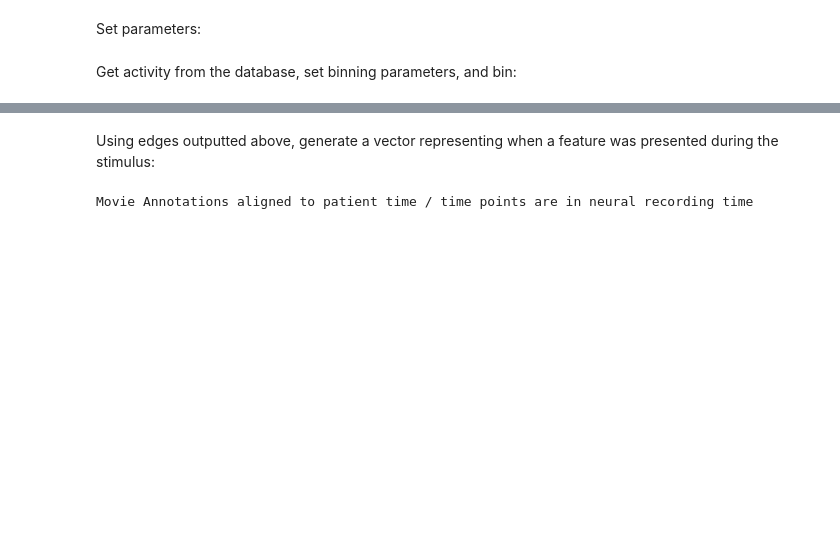
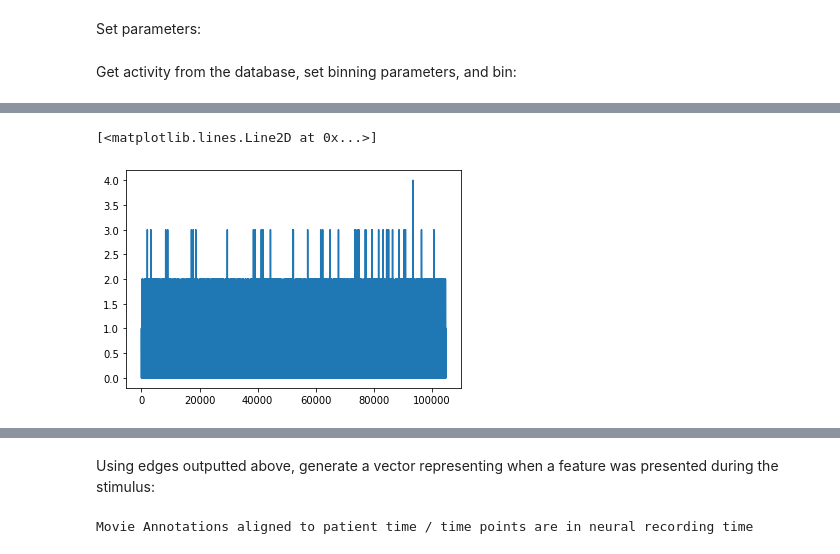
Before and after one commit to mackelab/epiphyte, a Jupyter notebook: analysis/example_analysis.ipynb, the cells around one changed output, grey strips where cells are left out. Saved outputs shown, nothing was run; the diff lists cells and outputs as text; code cells hidden in the pictures; blank space fills up the shorter version.

```diff
--- a/analysis/example_analysis.ipynb
+++ b/analysis/example_analysis.ipynb
@@ -34,0 +68,5 @@ binned_spikes, edges = binning.bin_spikes(patient_id, session_nr, spike_times, b
+# %%
+plt.plot(binned_spikes)
+# %% [output]
+[<matplotlib.lines.Line2D at 0x...>]
+[figure, added]
```
Also changed, not shown: parts of 20 cells of this notebook, 4 other files.
